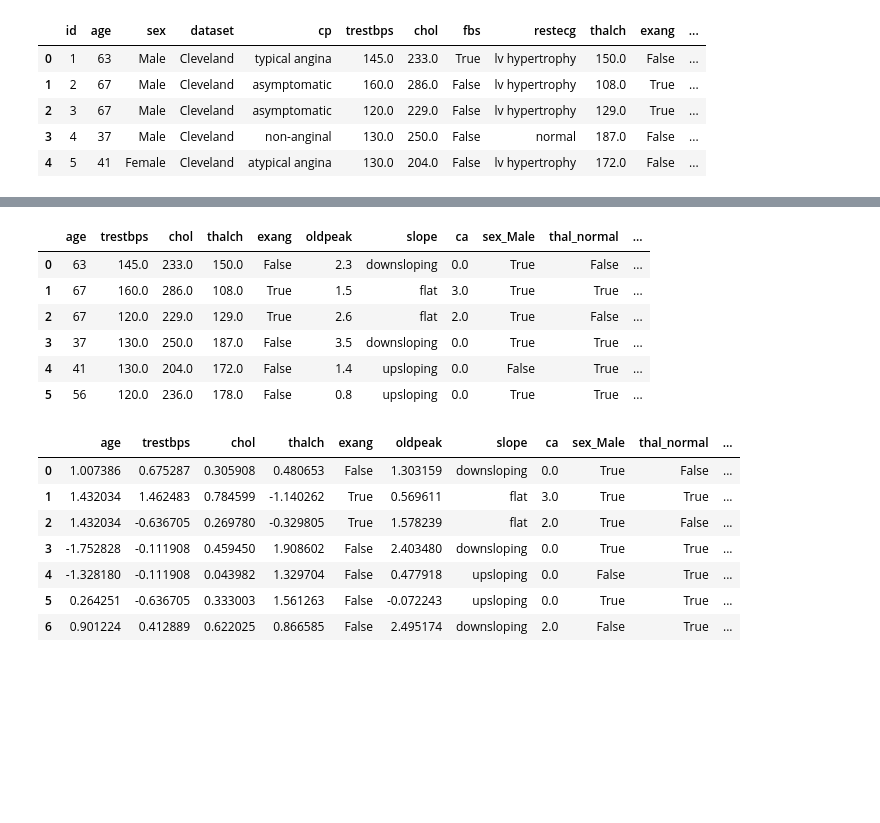
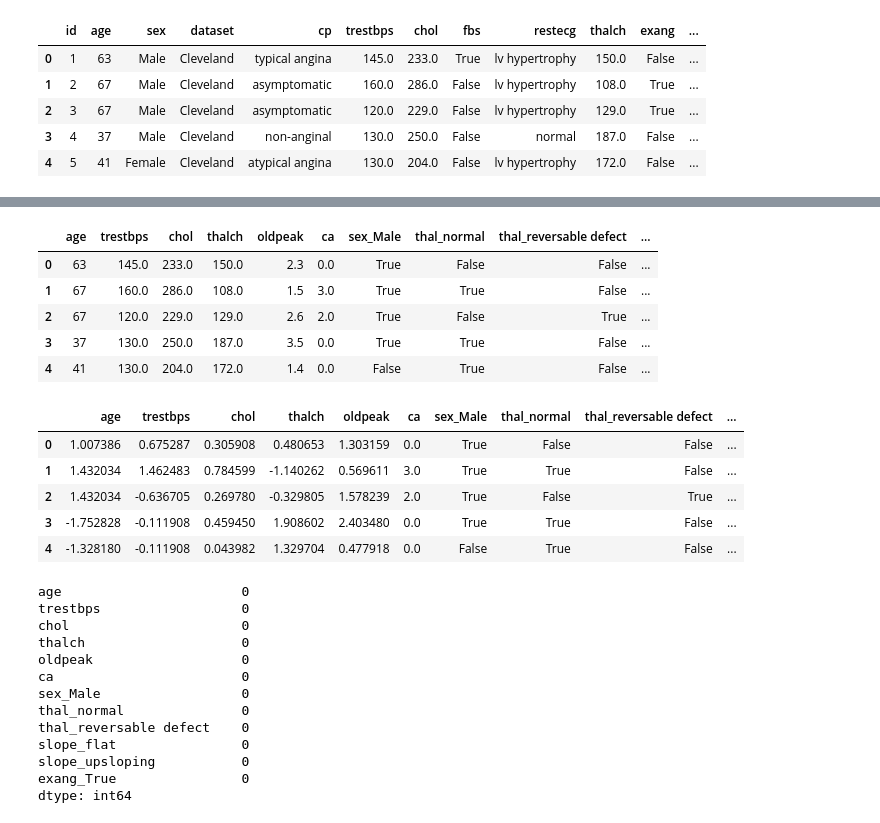
Before and after one commit to ShimaSafaeiK/Prediction-Research_Cardiovascular-Disease-Risk, a Jupyter notebook: Project.Predicting Cardiovascular Disease Risk.ipynb, the cells around one changed output, grey strips where cells are left out. Cells and saved outputs as stored; diff of their text form; code cells hidden in the pictures; blank space fills up the shorter version.

```diff
--- a/Project.Predicting Cardiovascular Disease Risk.ipynb
+++ b/Project.Predicting Cardiovascular Disease Risk.ipynb
@@ -10,9 +16,9 @@ import tensorflow as tf
 # %%
-# Load dataset
-data = pd.read_csv("2.Imperial-Predicting Cardiovascular Disease Risk/heart_disease_uci.csv")
+# Load the dataset
+original_data = pd.read_csv('2.Imperial-Predicting Cardiovascular Disease Risk/heart_disease_uci.csv')
 
-# Display the first few rows of the dataset
-data.head(5)
+# Display the first few rows
+original_data.head()
 # %% [output]
 |  | id | age | sex | dataset | cp | trestbps | chol | fbs | restecg | thalch | exang | ... |
 | 0 | 1 | 63 | Male | Cleveland | typical angina | 145.0 | 233.0 | True | lv hypertrophy | 150.0 | False | ... |
@@ -39,21 +47,17 @@ Index(['id', 'age', 'sex', 'dataset', 'cp', 'trestbps', 'chol', 'fbs',
 # %%
-# Data Processing (Feature Selection and One-Hot Encoding)
-#Feature Selection: Select relevant features for cardiovascular health prediction.
-#One-Hot Encoding: Convert categorical features into numerical format.
+# Select relevant features
+features = ['age', 'sex', 'trestbps', 'chol', 'thalch', 'exang', 'oldpeak', 'slope', 'ca', 'thal']
+data = original_data[features]
 
-features = ['age', 'sex', 'trestbps', 'chol', 'thalch', 'exang', 'oldpeak', 'slope', 'ca', 'thal']
-data = data[features]
+# One-hot encode categorical variables
+data = pd.get_dummies(data, columns=['sex', 'thal', 'slope', 'exang'], drop_first=True)
 
-# Apply one-hot encoding to categorical variables
-data = pd.get_dummies(data, columns=['sex', 'thal'], drop_first=True)
-
-# Display the DataFrame after processing
-data.head(6)
+# Display processed data
+data.head()
 # %% [output]
-|  | age | trestbps | chol | thalch | exang | oldpeak | slope | ca | sex_Male | thal_normal | ... |
-| 0 | 63 | 145.0 | 233.0 | 150.0 | False | 2.3 | downsloping | 0.0 | True | False | ... |
-| 1 | 67 | 160.0 | 286.0 | 108.0 | True | 1.5 | flat | 3.0 | True | True | ... |
-| 2 | 67 | 120.0 | 229.0 | 129.0 | True | 2.6 | flat | 2.0 | True | False | ... |
-| 3 | 37 | 130.0 | 250.0 | 187.0 | False | 3.5 | downsloping | 0.0 | True | True | ... |
-| 4 | 41 | 130.0 | 204.0 | 172.0 | False | 1.4 | upsloping | 0.0 | False | True | ... |
-| 5 | 56 | 120.0 | 236.0 | 178.0 | False | 0.8 | upsloping | 0.0 | True | True | ... |
+|  | age | trestbps | chol | thalch | oldpeak | ca | sex_Male | thal_normal | thal_reversable defect | ... |
+| 0 | 63 | 145.0 | 233.0 | 150.0 | 2.3 | 0.0 | True | False | False | ... |
+| 1 | 67 | 160.0 | 286.0 | 108.0 | 1.5 | 3.0 | True | True | False | ... |
+| 2 | 67 | 120.0 | 229.0 | 129.0 | 2.6 | 2.0 | True | False | True | ... |
+| 3 | 37 | 130.0 | 250.0 | 187.0 | 3.5 | 0.0 | True | True | False | ... |
+| 4 | 41 | 130.0 | 204.0 | 172.0 | 1.4 | 0.0 | False | True | False | ... |
@@ -60,26 +68,19 @@ data.head(6)
 # %%
-#Normalization
-#Normalize continuous features to ensure they are on a similar scale, which aids in model convergence.
-#StandardScaler from sklearn.preprocessing scales features to have a mean of 0 and a standard deviation of 1, making them standardized.
-
-
 from sklearn.preprocessing import StandardScaler
 
 # Select continuous features for normalization
 continuous_features = ['age', 'trestbps', 'chol', 'thalch', 'oldpeak']
 scaler = StandardScaler()
 
 # Apply standardization to the continuous features
 data[continuous_features] = scaler.fit_transform(data[continuous_features])
 
 # Display the DataFrame after normalization
-data.head(7)
+data.head(5)
 # %% [output]
-|  | age | trestbps | chol | thalch | exang | oldpeak | slope | ca | sex_Male | thal_normal | ... |
-| 0 | 1.007386 | 0.675287 | 0.305908 | 0.480653 | False | 1.303159 | downsloping | 0.0 | True | False | ... |
-| 1 | 1.432034 | 1.462483 | 0.784599 | -1.140262 | True | 0.569611 | flat | 3.0 | True | True | ... |
-| 2 | 1.432034 | -0.636705 | 0.269780 | -0.329805 | True | 1.578239 | flat | 2.0 | True | False | ... |
-| 3 | -1.752828 | -0.111908 | 0.459450 | 1.908602 | False | 2.403480 | downsloping | 0.0 | True | True | ... |
-| 4 | -1.328180 | -0.111908 | 0.043982 | 1.329704 | False | 0.477918 | upsloping | 0.0 | False | True | ... |
-| 5 | 0.264251 | -0.636705 | 0.333003 | 1.561263 | False | -0.072243 | upsloping | 0.0 | True | True | ... |
-| 6 | 0.901224 | 0.412889 | 0.622025 | 0.866585 | False | 2.495174 | downsloping | 2.0 | False | True | ... |
+|  | age | trestbps | chol | thalch | oldpeak | ca | sex_Male | thal_normal | thal_reversable defect | ... |
+| 0 | 1.007386 | 0.675287 | 0.305908 | 0.480653 | 1.303159 | 0.0 | True | False | False | ... |
+| 1 | 1.432034 | 1.462483 | 0.784599 | -1.140262 | 0.569611 | 3.0 | True | True | False | ... |
+| 2 | 1.432034 | -0.636705 | 0.269780 | -0.329805 | 1.578239 | 2.0 | True | False | True | ... |
+| 3 | -1.752828 | -0.111908 | 0.459450 | 1.908602 | 2.403480 | 0.0 | True | True | False | ... |
+| 4 | -1.328180 | -0.111908 | 0.043982 | 1.329704 | 0.477918 | 0.0 | False | True | False | ... |
@@ -85,0 +89,20 @@ data.head(7)
+# %%
+# Drop rows with missing values
+data = data.dropna()
+
+# Confirm that no missing values remain
+print(data.isnull().sum())
+# %% [output]
+age                       0
+trestbps                  0
+chol                      0
+thalch                    0
+oldpeak                   0
+ca                        0
+sex_Male                  0
+thal_normal               0
+thal_reversable defect    0
+slope_flat                0
+slope_upsloping           0
+exang_True                0
+dtype: int64
```
Also changed, not shown: parts of 21 cells of this notebook.
